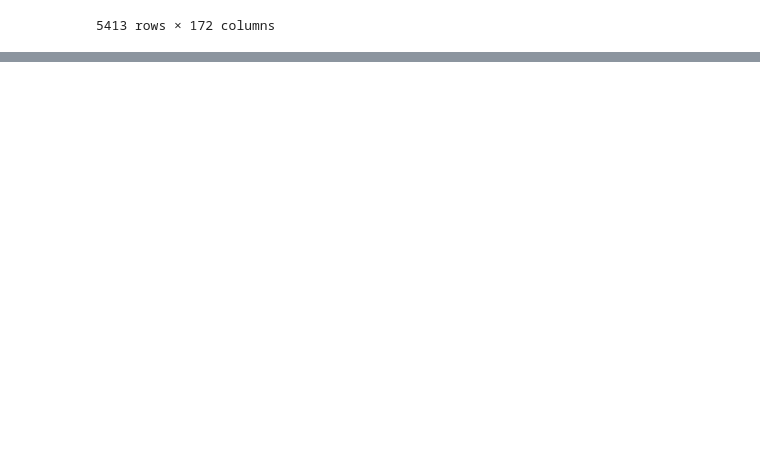
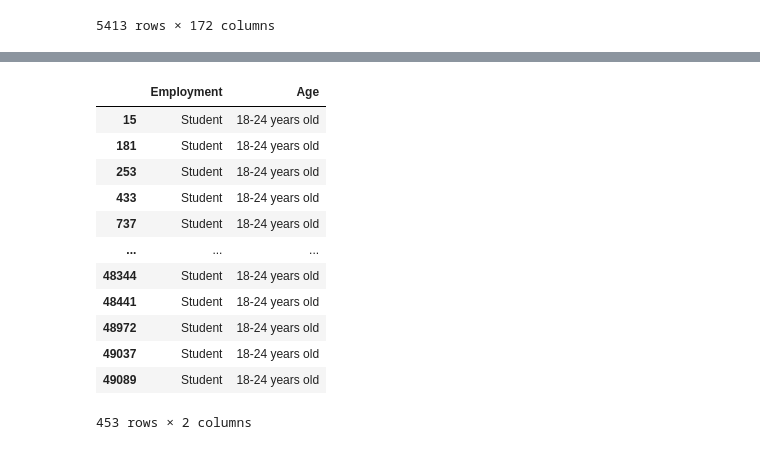
Before and after one commit to Sophie-Muchiri12/python-dataanalysis, a Jupyter notebook: stackoverflow_survey_pandas_analysis.ipynb, the cells around one changed output, grey strips where cells are left out. Saved outputs shown, nothing was run; the diff lists cells and outputs as text; code cells hidden in the pictures; blank space fills up the shorter version.

```diff
--- a/stackoverflow_survey_pandas_analysis.ipynb
+++ b/stackoverflow_survey_pandas_analysis.ipynb
@@ -1118,0 +1259,20 @@ df.loc[(df['Country']=='United States of America')& (df['Employment'] == 'Employ
+# %%
+df.loc[
+    (df['Country'] == 'India') &
+    (df['Employment'].str.contains('Student')),
+    ['Employment','Age']
+]
+# %% [output]
+|  | Employment | Age |
+| 15 | Student | 18-24 years old |
+| 181 | Student | 18-24 years old |
+| 253 | Student | 18-24 years old |
+| 433 | Student | 18-24 years old |
+| 737 | Student | 18-24 years old |
+| ... | ... | ... |
+| 48344 | Student | 18-24 years old |
+| 48441 | Student | 18-24 years old |
+| 48972 | Student | 18-24 years old |
+| 49037 | Student | 18-24 years old |
+| 49089 | Student | 18-24 years old |
+453 rows × 2 columns
```
Also changed, not shown: parts of 19 cells of this notebook.
